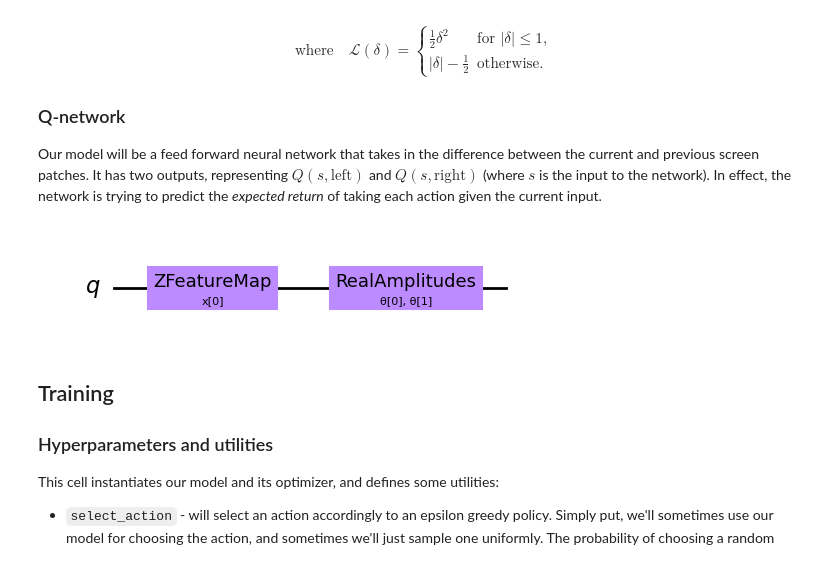
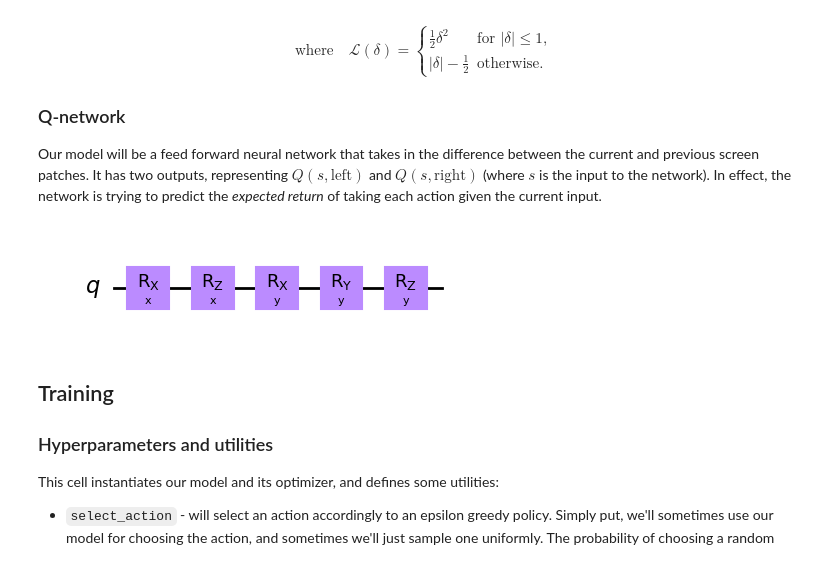
Before and after one commit to MarkCodering/Quantum-Maze-DQN, a Jupyter notebook: reinforcement_q_learning.ipynb, the cells around one changed output. Drawn from its saved outputs; the diff is of its cells as text; code cells hidden in the pictures.

```diff
--- a/reinforcement_q_learning.ipynb
+++ b/reinforcement_q_learning.ipynb
@@ -236,39 +236,42 @@ class DQN(nn.Module):
     def __init__(self, n_observations, n_actions):
         super(DQN, self).__init__()
         self.layer1 = nn.Linear(n_observations, 128)
         self.layer2 = nn.Linear(128, 128)
         self.layer3 = nn.Linear(128, n_actions)
 
     # Called with either one element to determine next action, or a batch
     # during optimization. Returns tensor([[left0exp,right0exp]...]).
     def forward(self, x):
         x = F.relu(self.layer1(x))
         x = F.relu(self.layer2(x))
         return self.layer3(x)
 
 # Define and create QNN
 num_qubits = 1
-"""
+
 param_x = Parameter("x")
 feature_map = QuantumCircuit(num_qubits, name="fm")
-feature_map.ry(param_x, 0)
+feature_map.rx(param_x, 0)
+feature_map.rz(param_x, 0)
 #feature_map.ry(param_x, 1)
 
 # Construct simple feature map
 param_y = Parameter("y")
 ansatz = QuantumCircuit(num_qubits, name="vf")
+ansatz.rx(param_y, 0)
 ansatz.ry(param_y, 0)
-"""
-feature_map = ZFeatureMap(num_qubits, reps=1)
-ansatz = RealAmplitudes(num_qubits, reps=1)
+ansatz.rz(param_y, 0)
+
+#feature_map = ZFeatureMap(num_qubits, reps=1)
+#ansatz = RealAmplitudes(num_qubits, reps=1)
 
 qc = QuantumCircuit(num_qubits)
 qc.compose(feature_map, inplace=True)
 qc.compose(ansatz, inplace=True)
 
 qc.draw("mpl")
 # %% [output]
-[figure, old version]
+[figure, new version]
 # %%
 def create_qnn():
     # REMEMBER TO SET input_gradients=True FOR ENABLING HYBRID GRADIENT BACKPROP
```
Also changed, not shown: parts of 4 cells of this notebook.
